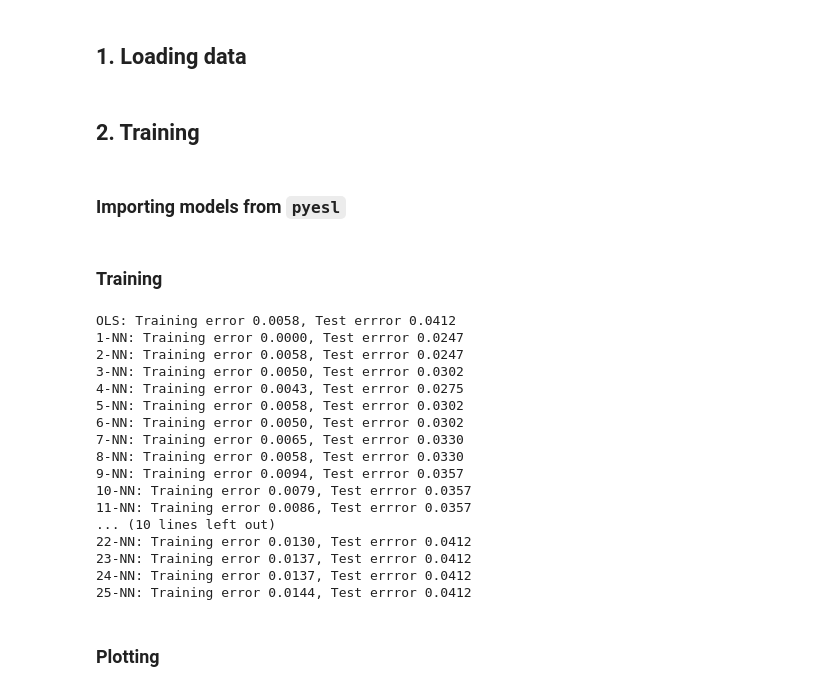
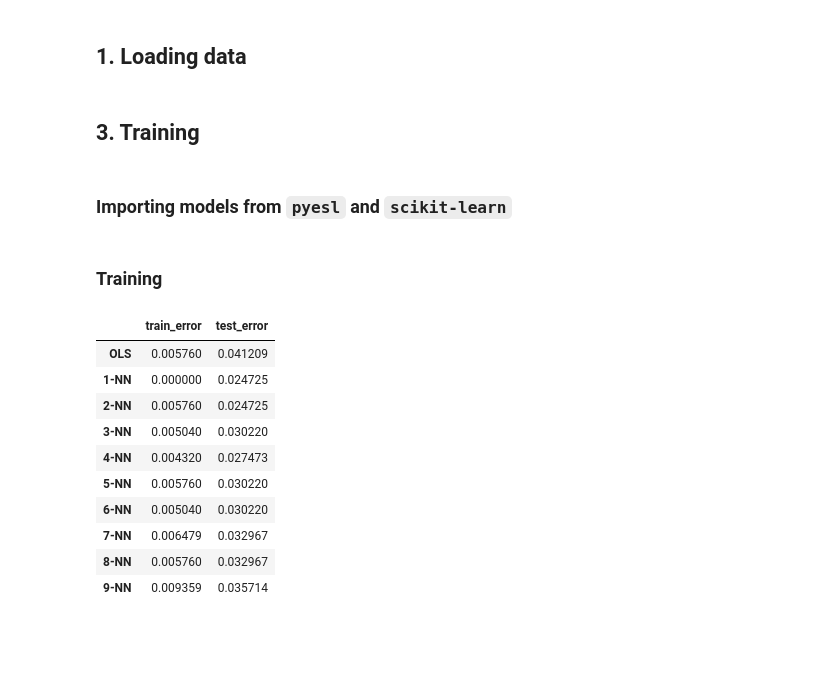
Before and after one commit to battarra/ESLEx, a Jupyter notebook: notebooks/chapter2/E2p8.ipynb, the cells around one changed output. Saved outputs shown, nothing was run; the diff lists cells and outputs as text; code cells hidden in the pictures; blank space fills up the shorter version.

```diff
--- a/notebooks/chapter2/E2p8.ipynb
+++ b/notebooks/chapter2/E2p8.ipynb
@@ -42,6 +50,6 @@ zip_test.drop([0], axis = 1, inplace = True)
 zip_train_X = np.array(zip_train)
 zip_test_X = np.array(zip_test)
 # %% [markdown]
-## 2. Training
+## 3. Training
 # %% [markdown]
-### Importing models from `pyesl`
+### Importing models from `pyesl` and `scikit-learn`
@@ -52,42 +63,36 @@ from pyesl.ch2 import OLSClassifier, KNNClassifier
 # %%
 models = {
     "OLS": OLSClassifier()
 }
 
 ks = np.array(range(1, 26))
+
 for k in ks:
-    models[str(k) + "-NN"] = KNNClassifier(k)
+    models[str(k) + "-NN"] = KNNClassifier(k=k)
 
-errors = {}
+errors_df = pd.DataFrame(columns=['train_error', 'test_error'])
 
-for name, model in models.items():
-    model.train(zip_train_X, zip_train_Y)
+for name, model in tqdm(list(models.items())):
+    model.fit(zip_train_X, zip_train_Y)
+
     trainingError = 1.0 - np.average(zip_train_Y == model.predict(zip_train_X))
     testError = 1.0 - np.average(zip_test_Y == model.predict(zip_test_X))
 
-    print(("{0}: Training error {1:.4f}, Test errror {2:.4f}").format(name, trainingError, testError))
+    errors_df.loc[name] = [trainingError, testError]
 
-    errors[name] = {"training": trainingError, "test": testError}
+errors_df.head(10)
 # %% [output]
-OLS: Training error 0.0058, Test errror 0.0412
-1-NN: Training error 0.0000, Test errror 0.0247
-2-NN: Training error 0.0058, Test errror 0.0247
-3-NN: Training error 0.0050, Test errror 0.0302
-4-NN: Training error 0.0043, Test errror 0.0275
-5-NN: Training error 0.0058, Test errror 0.0302
-6-NN: Training error 0.0050, Test errror 0.0302
-7-NN: Training error 0.0065, Test errror 0.0330
-8-NN: Training error 0.0058, Test errror 0.0330
-9-NN: Training error 0.0094, Test errror 0.0357
-10-NN: Training error 0.0079, Test errror 0.0357
-11-NN: Training error 0.0086, Test errror 0.0357
-... (10 lines left out)
-22-NN: Training error 0.0130, Test errror 0.0412
-23-NN: Training error 0.0137, Test errror 0.0412
-24-NN: Training error 0.0137, Test errror 0.0412
-25-NN: Training error 0.0144, Test errror 0.0412
+|  | train_error | test_error |
+| OLS | 0.005760 | 0.041209 |
+| 1-NN | 0.000000 | 0.024725 |
+| 2-NN | 0.005760 | 0.024725 |
+| 3-NN | 0.005040 | 0.030220 |
+| 4-NN | 0.004320 | 0.027473 |
+| 5-NN | 0.005760 | 0.030220 |
+| 6-NN | 0.005040 | 0.030220 |
+| 7-NN | 0.006479 | 0.032967 |
+| 8-NN | 0.005760 | 0.032967 |
+| 9-NN | 0.009359 | 0.035714 |
-# %% [markdown]
-### Plotting
 # %%
 figWidth = 4
 figHeight = 4
```
Also changed, not shown: parts of 7 cells of this notebook, 20 other files.
